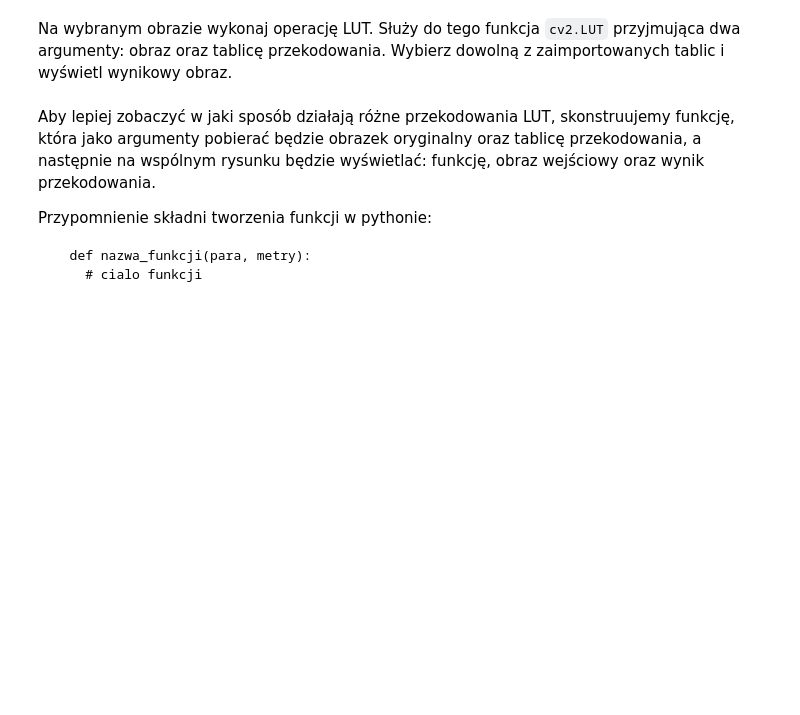
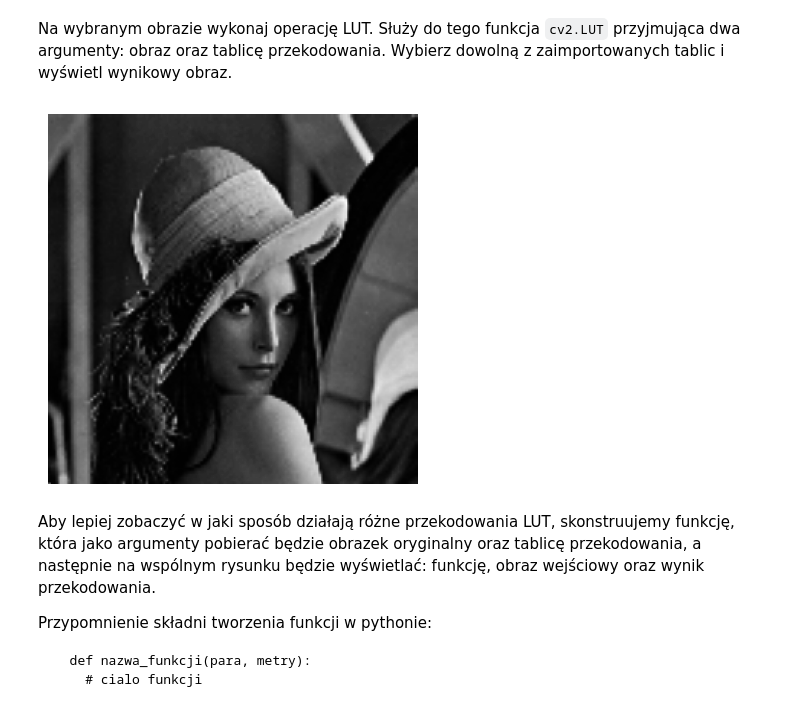
Before and after one commit to michal200292/Digital-Image-Processing, a Jupyter notebook: lab2/02_point.ipynb, the cells around one changed output. Saved outputs shown, nothing was run; the diff lists cells and outputs as text; code cells hidden in the pictures; blank space fills up the shorter version.

```diff
--- a/lab2/02_point.ipynb
+++ b/lab2/02_point.ipynb
@@ -63,10 +65,13 @@ Wybierz dowolną z zaimportowanych tablic i wyświetl wynikowy obraz.
 # %%
 lena = cv2.imread('lena.bmp')
 lena = cv2.cvtColor(lena, cv2.COLOR_RGB2GRAY)
 lena_lut = cv2.LUT(lena, lut.kwadratowa)
 plt.imshow(lena_lut)
+plt.axis('off')
 plt.gray()
-plt.show()
+plt.show();
+# %% [output]
+[figure, added]
 # %% [markdown]
 Aby lepiej zobaczyć w jaki sposób działają różne przekodowania LUT, skonstruujemy funkcję, która jako argumenty pobierać będzie obrazek oryginalny oraz tablicę przekodowania, a następnie na wspólnym rysunku będzie wyświetlać: funkcję, obraz wejściowy oraz wynik przekodowania.
 
```
Also changed, not shown: parts of 13 cells of this notebook.
